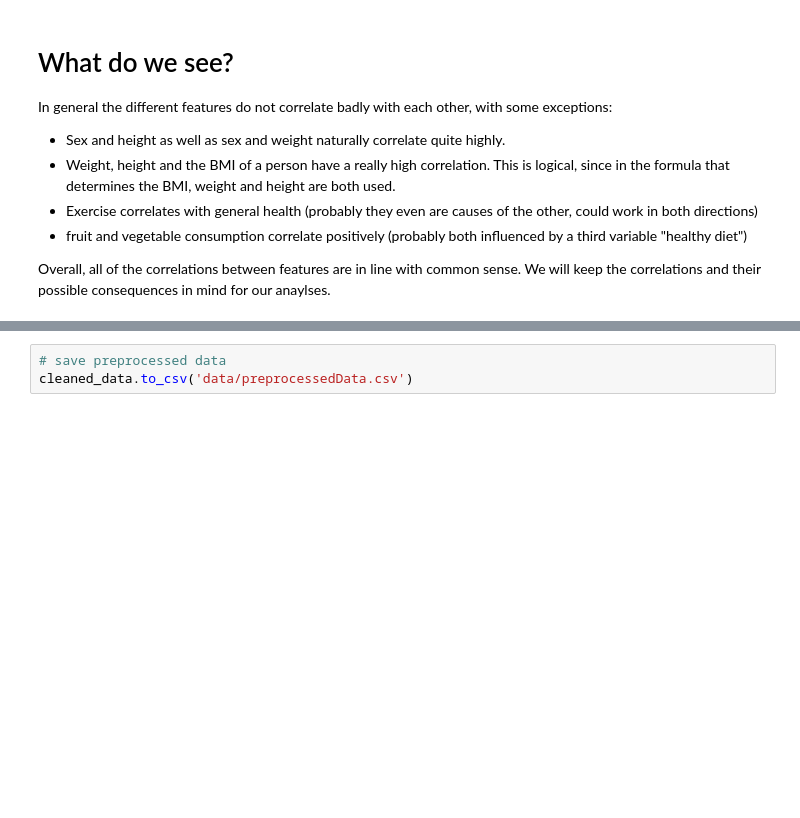
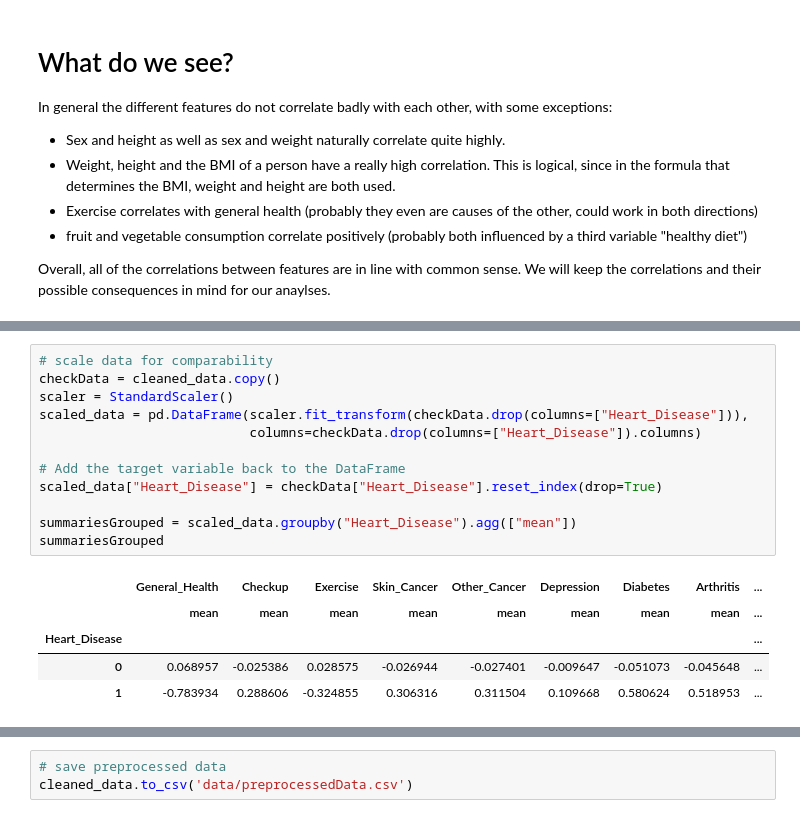
Before and after one commit to jelenameyer/IntroToMachineLearning, a Jupyter notebook: assignments/finalProject/preprocessing.ipynb, the cells around one changed output, grey strips where cells are left out. Saved outputs shown, nothing was run; the diff lists cells and outputs as text; blank space fills up the shorter version.

```diff
--- a/assignments/finalProject/preprocessing.ipynb
+++ b/assignments/finalProject/preprocessing.ipynb
@@ -83,0 +98,18 @@ Overall, all of the correlations between features are in line with common sense.
+# %%
+# scale data for comparability
+checkData = cleaned_data.copy()
+scaler = StandardScaler()
+scaled_data = pd.DataFrame(scaler.fit_transform(checkData.drop(columns=["Heart_Disease"])),
+                           columns=checkData.drop(columns=["Heart_Disease"]).columns)
+
+# Add the target variable back to the DataFrame
+scaled_data["Heart_Disease"] = checkData["Heart_Disease"].reset_index(drop=True)
+
+summariesGrouped = scaled_data.groupby("Heart_Disease").agg(["mean"])
+summariesGrouped
+# %% [output]
+|  | General_Health | Checkup | Exercise | Skin_Cancer | Other_Cancer | Depression | Diabetes | Arthritis | ... |
+|  | mean | mean | mean | mean | mean | mean | mean | mean | ... |
+| Heart_Disease |  |  |  |  |  |  |  |  | ... |
+| 0 | 0.068957 | -0.025386 | 0.028575 | -0.026944 | -0.027401 | -0.009647 | -0.051073 | -0.045648 | ... |
+| 1 | -0.783934 | 0.288606 | -0.324855 | 0.306316 | 0.311504 | 0.109668 | 0.580624 | 0.518953 | ... |
```
Also changed, not shown: parts of 7 cells of this notebook, 3 other files.
